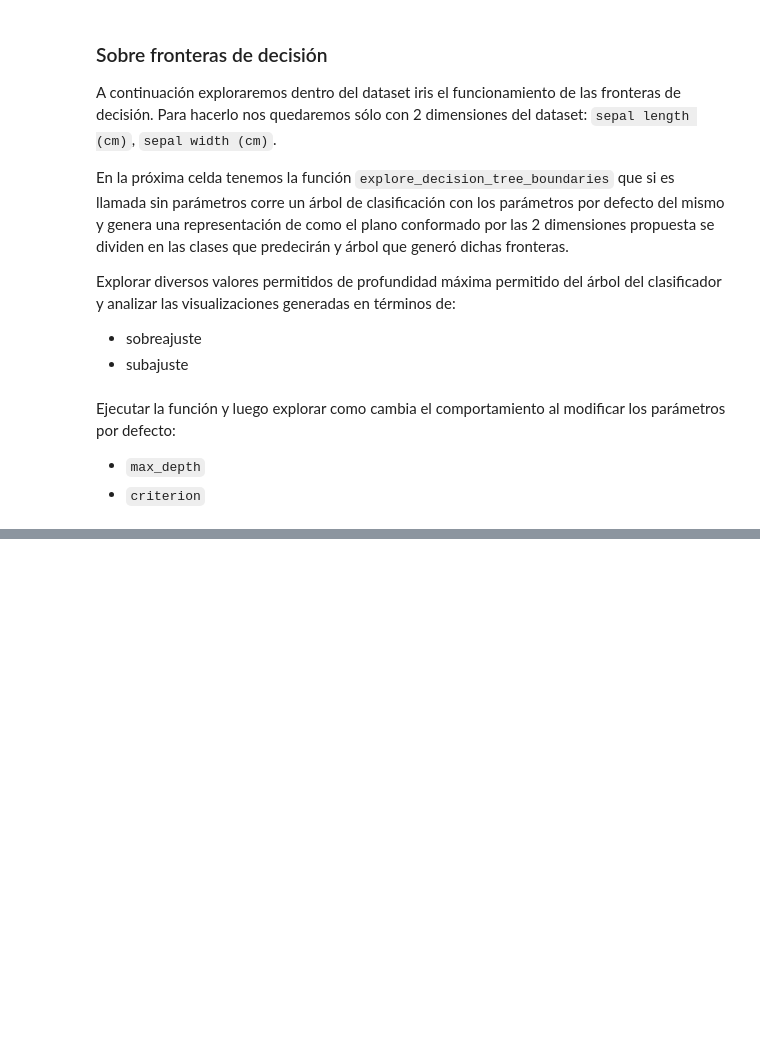
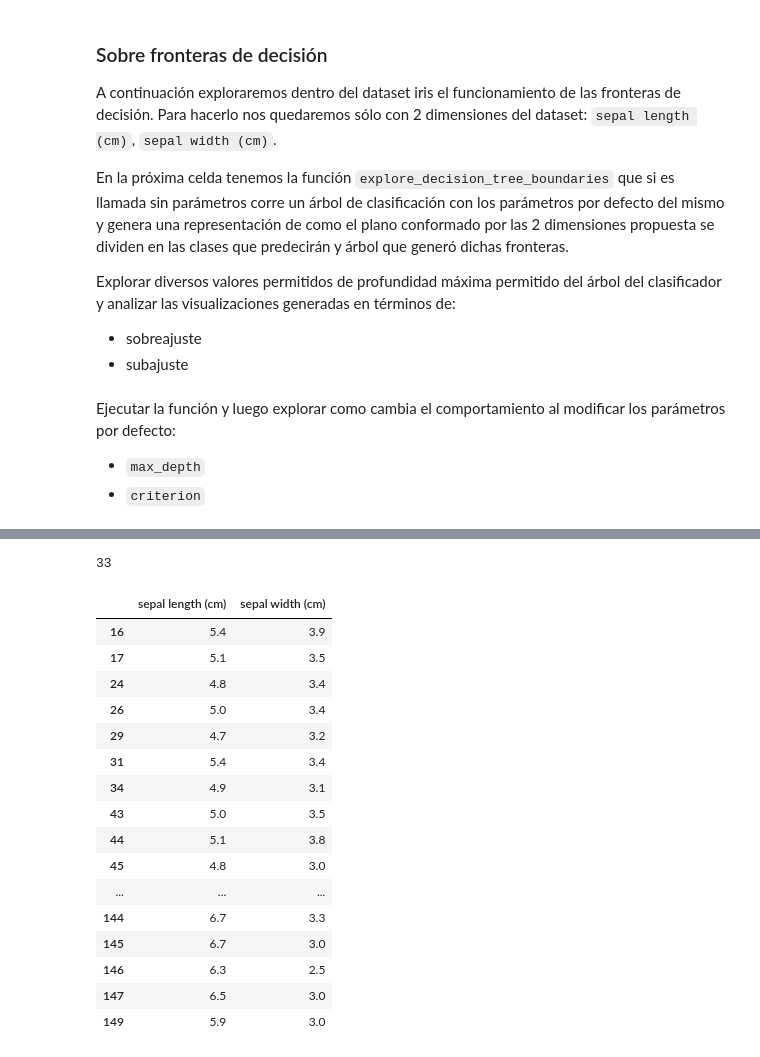
Before and after one commit to solcalloni/machine-learning, a Jupyter notebook: notebook_03_arboles_de_decision_sklearn-published.ipynb, the cells around one changed output, grey strips where cells are left out. Cells and saved outputs as stored; diff of their text form; code cells hidden in the pictures; blank space fills up the shorter version.

```diff
--- a/notebook_03_arboles_de_decision_sklearn-published.ipynb
+++ b/notebook_03_arboles_de_decision_sklearn-published.ipynb
@@ -686,0 +647,28 @@ InvocationException: GraphViz's executables not found
+# %%
+# prompt: contar filas repetidas en un dataframe
+
+iris_df[['sepal length (cm)','sepal width (cm)']].duplicated().sum()
+# %% [output]
+33
+# %%
+# prompt: mostrar filas repetidas
+
+iris_df.loc[iris_df[['sepal length (cm)','sepal width (cm)']].duplicated(),['sepal length (cm)','sepal width (cm)']]
+# %% [output]
+|  | sepal length (cm) | sepal width (cm) |
+| 16 | 5.4 | 3.9 |
+| 17 | 5.1 | 3.5 |
+| 24 | 4.8 | 3.4 |
+| 26 | 5.0 | 3.4 |
+| 29 | 4.7 | 3.2 |
+| 31 | 5.4 | 3.4 |
+| 34 | 4.9 | 3.1 |
+| 43 | 5.0 | 3.5 |
+| 44 | 5.1 | 3.8 |
+| 45 | 4.8 | 3.0 |
+| ... | ... | ... |
+| 144 | 6.7 | 3.3 |
+| 145 | 6.7 | 3.0 |
+| 146 | 6.3 | 2.5 |
+| 147 | 6.5 | 3.0 |
+| 149 | 5.9 | 3.0 |
```
Also changed, not shown: parts of 16 cells of this notebook.
